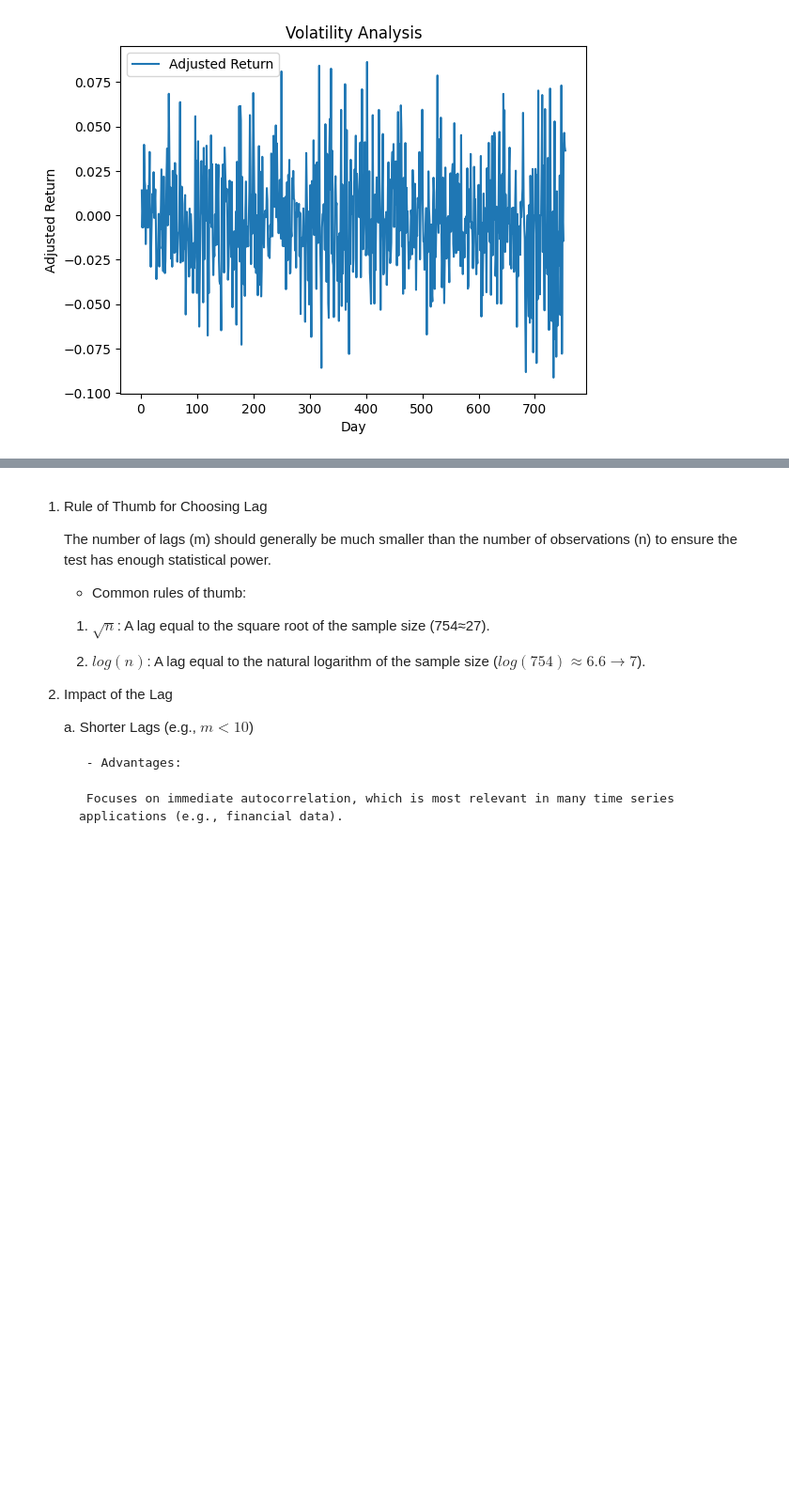
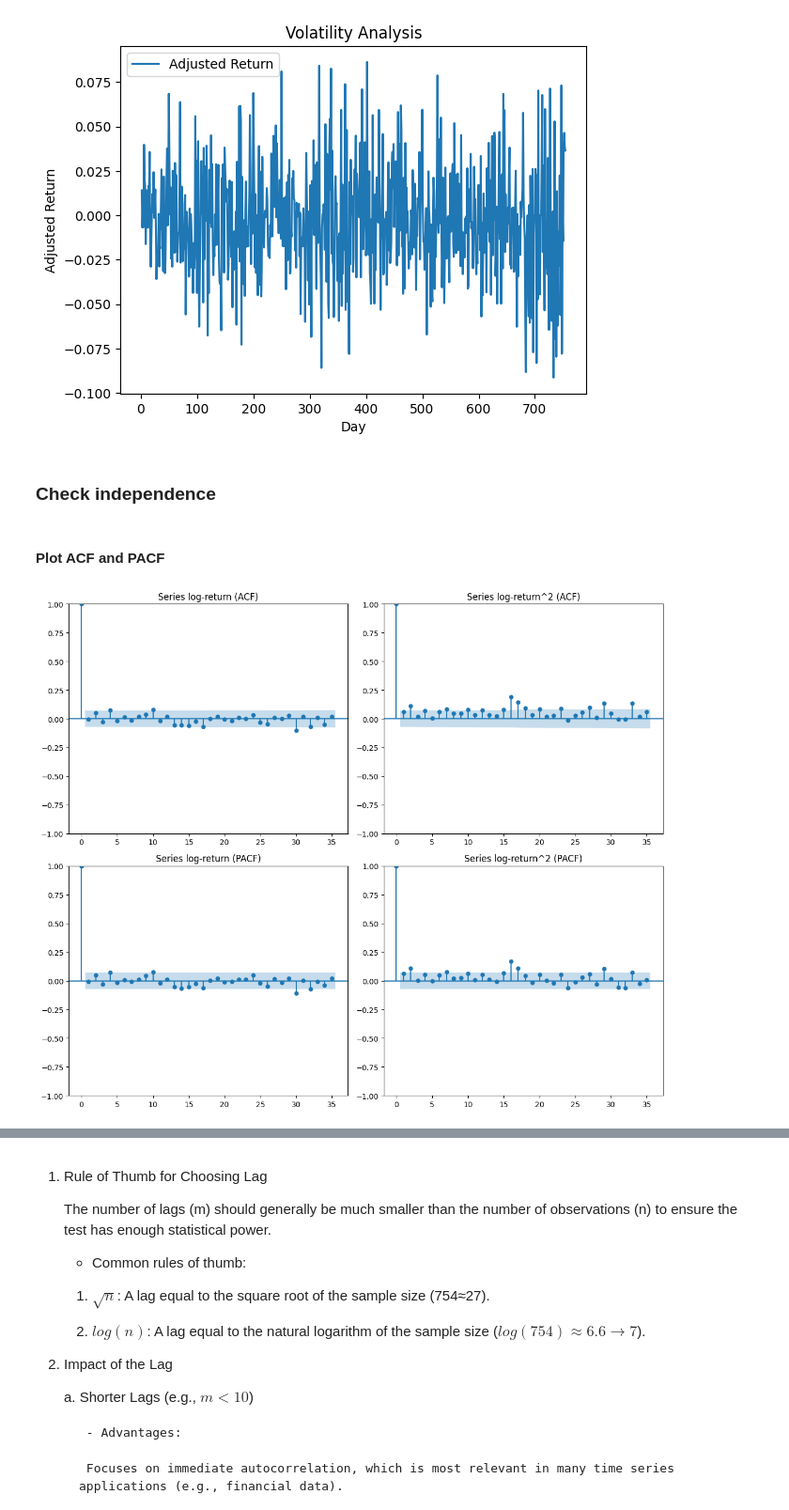
Before and after one commit to Adrien1126/EconometryProject, a Jupyter notebook: notebooks/notebookFinal.ipynb, the cells around one changed output, grey strips where cells are left out. Shown at 94% size. Drawn from its saved outputs; the diff is of its cells as text; code cells hidden in the pictures; blank space fills up the shorter version.

```diff
--- a/notebooks/notebookFinal.ipynb
+++ b/notebooks/notebookFinal.ipynb
@@ -674,4 +674,33 @@ plt.legend()
 plt.show()
 # %% [output]
 [figure]
+# %% [markdown]
+### Check independence
+# %% [markdown]
+#### Plot ACF and PACF
+# %%
+import matplotlib.pyplot as plt
+from statsmodels.graphics.tsaplots import plot_acf, plot_pacf
+import numpy as np
+
+# Create a figure with 2x2 subplots
+fig, axes = plt.subplots(2, 2, figsize=(12, 10))
+
+# Plot ACF of log-returns
+plot_acf(daily_closing_prices['daily_return'], lags=35, ax=axes[0, 0], title="Series log-return (ACF)")
+
+# Plot ACF of squared log-returns
+plot_acf(daily_closing_prices['daily_return']**2, lags=35, ax=axes[0, 1], title="Series log-return^2 (ACF)")
+
+# Plot PACF of log-returns
+plot_pacf(daily_closing_prices['daily_return'], lags=35, ax=axes[1, 0], title="Series log-return (PACF)", method='ywm')
+
+# Plot PACF of squared log-returns
+plot_pacf(daily_closing_prices['daily_return']**2, lags=35, ax=axes[1, 1], title="Series log-return^2 (PACF)", method='ywm')
+
+# Adjust layout and show the plots
+plt.tight_layout()
+plt.show()
+# %% [output]
+[figure, added]
 # %% [markdown]
```
Also changed, not shown: parts of 17 cells of this notebook.
